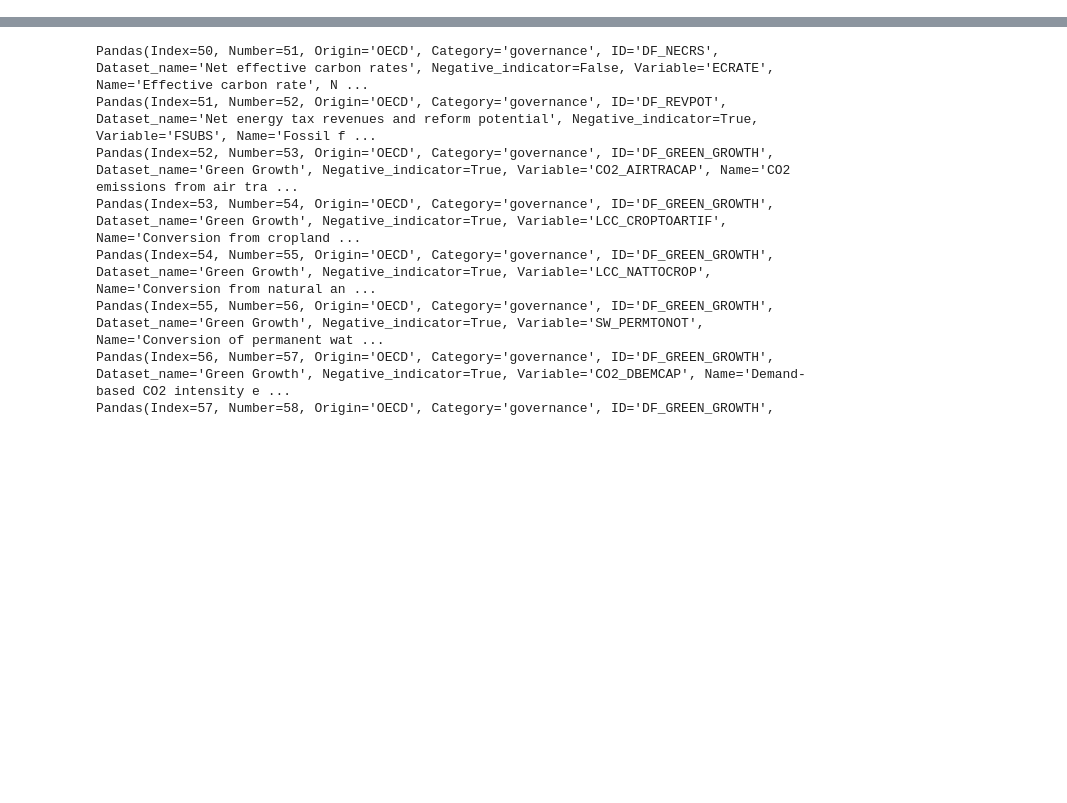
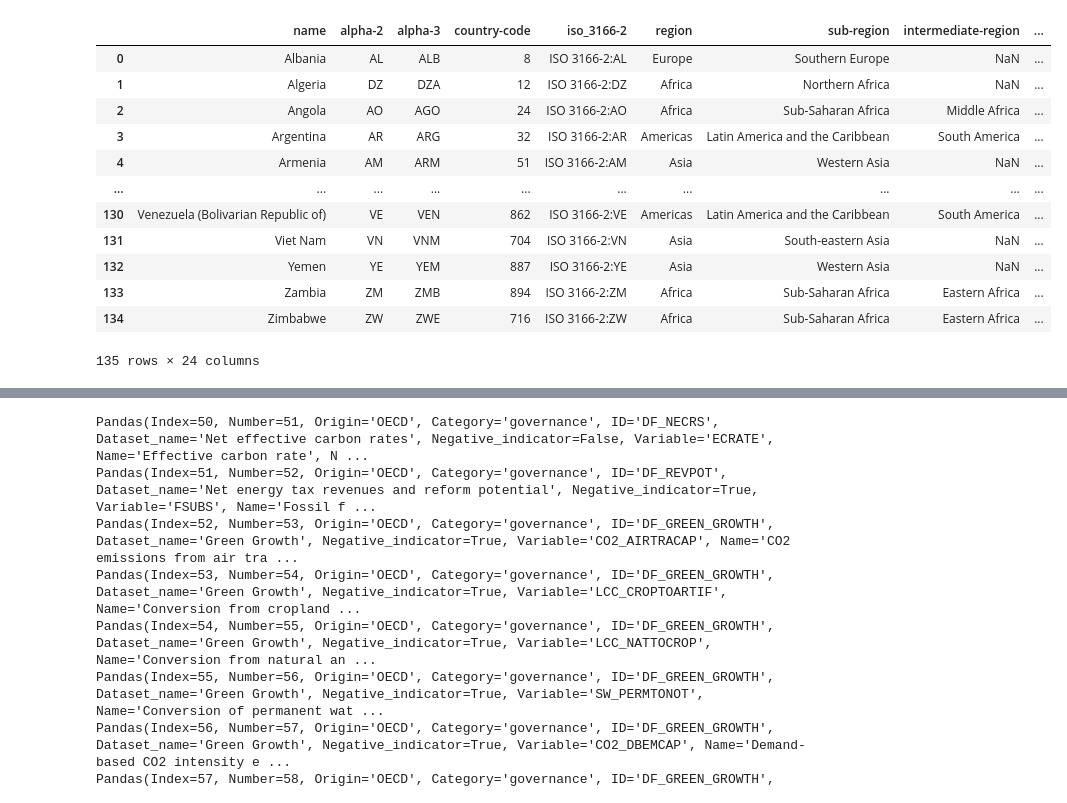
Before and after one commit to rodrigoms95/UNESCO_climate, a Jupyter notebook: code/quantile.ipynb, the cells around one changed output, grey strips where cells are left out. Saved outputs shown, nothing was run; the diff lists cells and outputs as text; code cells hidden in the pictures; blank space fills up the shorter version.

```diff
--- a/code/quantile.ipynb
+++ b/code/quantile.ipynb
@@ -5,17 +5,18 @@ import pandas as pd
 catalog = "../../Bases_de_datos/Data_catalog.csv"
 iso = "../../Bases_de_datos/Country_ISO_code.csv"
 path_v = "../data/variables.csv"
-ix = "country_id"
+ix = "alpha-3"
 
 df_c = pd.read_csv(catalog)
 df_iso = pd.read_csv(iso)
-data_s = pd.DataFrame(index = df_iso["alpha-3"])
-data_s.index = data_s.index.set_names(ix)
-data_c = data_s.copy()
-data_g = data_s.copy()
-data_q_s = data_s.copy()
-data_q_c = data_s.copy()
-data_q_g = data_s.copy()
+data_0 = pd.DataFrame(index = df_iso[ix])
+data_0.index = data_0.index.set_names(ix)
+data_s   = data_0.copy()
+data_c   = data_0.copy()
+data_g   = data_0.copy()
+data_q_s = data_0.copy()
+data_q_c = data_0.copy()
+data_q_g = data_0.copy()
 
 df_v = pd.read_csv(path_v)
 
@@ -42,7 +43,7 @@ for row in df_v[ df_v["Category"] == "socioeconomic" ].itertuples():
     if row.Origin == "OECD":
         df = df[ df["MEASURE"] == v ]
         df = df.rename(columns = {"REF_AREA": ix})
-        df = df[ df[ix].isin(df_iso["alpha-3"]) ]
+        df = df[ df[ix].isin(df_iso[ix]) ]
 
         if row.ID in ["DF_GREEN_GROWTH", "DF_NECRS", "DF_REVPOT"]:
             df_i = df[ (df["MEASURE"]==v) ]
@@ -55,18 +56,19 @@ for row in df_v[ df_v["Category"] == "socioeconomic" ].itertuples():
 
     elif row.Origin == "Global Data Lab":
         df = df.rename(columns = {"ISO_Code": ix})
-        df = df[ df[ix].isin(df_iso["alpha-3"]) ]
+        df = df[ df[ix].isin(df_iso[ix]) ]
         data_s[v] = df[ df["Level"] == "National" ].set_index(ix)[v]
 
     elif row.Origin == "World Bank":
         df = df.rename(columns = {"Country Code": ix})
-        df = df[ df[ix].isin(df_iso["alpha-3"]) ]
+        df = df[ df[ix].isin(df_iso[ix]) ]
         data_s[v] = df.set_index(ix).iloc[:, 4:-1].ffill(axis = 1).iloc[:, -1]
 
     elif row.Origin == "UNESCO UIS":
         if row.ID in ["DEM", "SCN-SDG"]:
             df.columns = [ x.lower() for x in df.columns ]
-        df = df[ df[ix].isin(df_iso["alpha-3"]) ]
+        df = df.rename(columns = {"country_id": ix})
+        df = df[ df[ix].isin(df_iso[ix]) ]
         if row.PERCENTAGE == "Yes": pop = data_s["200101"]
         else: pop = 1
         data_s[v] = ( df[ df["indicator_id"]==v ].sort_values( [ix, "year"]
@@ -159,0 +221,25 @@ data_q_g
+# %%
+df_iso = df_iso.merge(
+    data_q_s.loc[ data_q_s["Count"] > 11, "Mean" ], on = "alpha-3"
+    ).rename( columns = {"Mean": "Socioeconomic resilience [0-10]"} )
+df_iso = df_iso.merge(
+    data_q_c.loc[ data_q_c["Count"] > 11, "Mean" ], on = "alpha-3"
+    ).rename( columns = {"Mean": "Climate resilience [0-10]"} )
+df_iso = df_iso.merge(
+    data_q_g.loc[ data_q_g["Count"] > 11, "Mean" ], on = "alpha-3"
+    ).rename( columns = {"Mean": "Governance resilience [0-10]"} )
+df_iso
+# %% [output]
+|  | name | alpha-2 | alpha-3 | country-code | iso_3166-2 | region | sub-region | intermediate-region | ... |
+| 0 | Albania | AL | ALB | 8 | ISO 3166-2:AL | Europe | Southern Europe | NaN | ... |
+| 1 | Algeria | DZ | DZA | 12 | ISO 3166-2:DZ | Africa | Northern Africa | NaN | ... |
+| 2 | Angola | AO | AGO | 24 | ISO 3166-2:AO | Africa | Sub-Saharan Africa | Middle Africa | ... |
+| 3 | Argentina | AR | ARG | 32 | ISO 3166-2:AR | Americas | Latin America and the Caribbean | South America | ... |
+| 4 | Armenia | AM | ARM | 51 | ISO 3166-2:AM | Asia | Western Asia | NaN | ... |
+| ... | ... | ... | ... | ... | ... | ... | ... | ... | ... |
+| 130 | Venezuela (Bolivarian Republic of) | VE | VEN | 862 | ISO 3166-2:VE | Americas | Latin America and the Caribbean | South America | ... |
+| 131 | Viet Nam | VN | VNM | 704 | ISO 3166-2:VN | Asia | South-eastern Asia | NaN | ... |
+| 132 | Yemen | YE | YEM | 887 | ISO 3166-2:YE | Asia | Western Asia | NaN | ... |
+| 133 | Zambia | ZM | ZMB | 894 | ISO 3166-2:ZM | Africa | Sub-Saharan Africa | Eastern Africa | ... |
+| 134 | Zimbabwe | ZW | ZWE | 716 | ISO 3166-2:ZW | Africa | Sub-Saharan Africa | Eastern Africa | ... |
+135 rows × 24 columns
```
Also changed, not shown: parts of 7 cells of this notebook, 1 other file.
